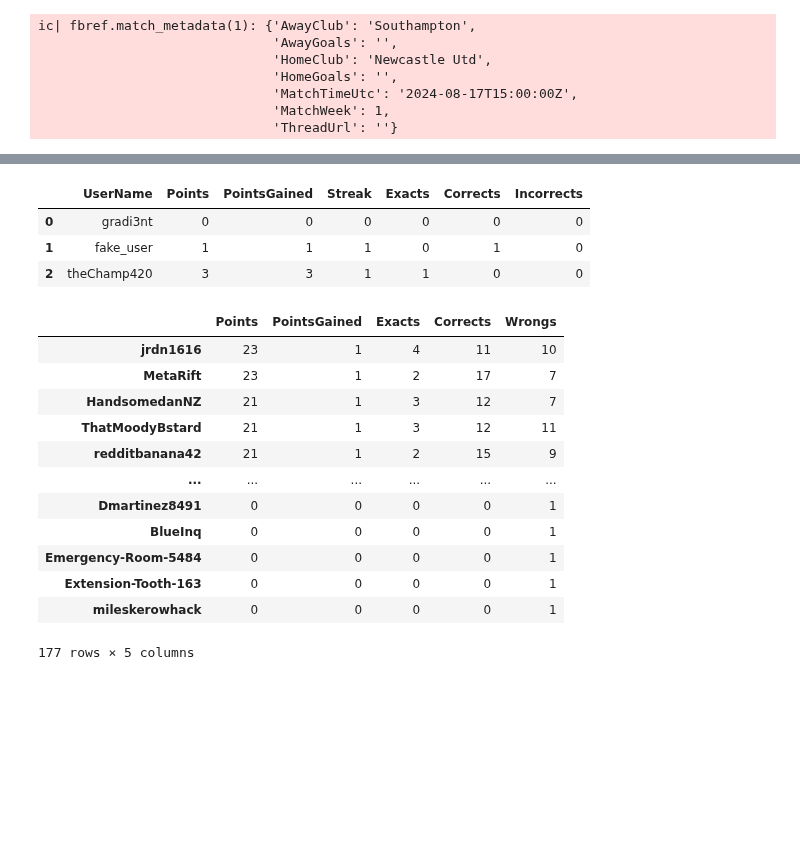
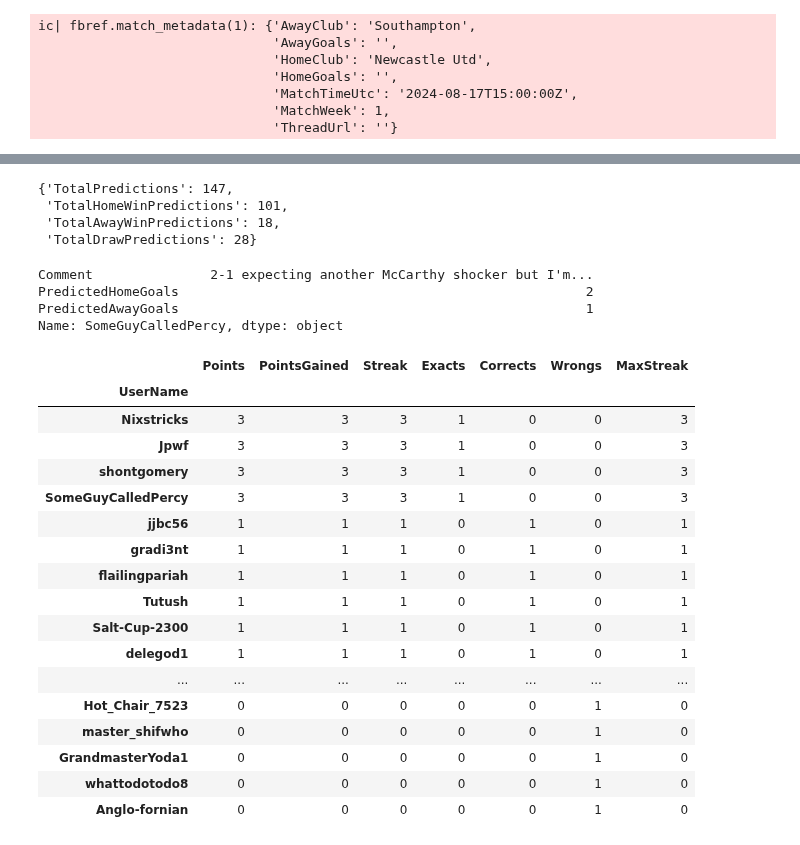
Before and after one commit to julianirwin/predthread, a Jupyter notebook: examples/southamton_24-25_33c895d4/interface.ipynb, the cells around one changed output, grey strips where cells are left out. Cells and saved outputs as stored; diff of their text form; code cells hidden in the pictures; blank space fills up the shorter version.

```diff
--- a/examples/southamton_24-25_33c895d4/interface.ipynb
+++ b/examples/southamton_24-25_33c895d4/interface.ipynb
@@ -66,3 +64,5 @@ thread = pt.open_thread(reddit, url)
+# %%
+match_id = 1
 # %%
 ic(fbref.match_metadata(1))
 pass
@@ -103,0 +79,5 @@ pd.read_csv(root / "predictions" / "week-0.csv").to_csv(root / "predictions" / "
+# %%
+pd.set_option("display.max_rows", None)
+ps = pt.download_predictions(root, match_id)
+ps.sort_values(["PredictedHomeGoals", "PredictedAwayGoals"], ascending=False)
+# ps
@@ -104,23 +103,36 @@ pd.read_csv(root / "predictions" / "week-0.csv").to_csv(root / "predictions" / "
 # %%
-pt.standings_after_df(root, 0)
+pt.summarize_predictions(root, match_id)
 # %% [output]
-|  | UserName | Points | PointsGained | Streak | Exacts | Corrects | Incorrects |
-| 0 | gradi3nt | 0 | 0 | 0 | 0 | 0 | 0 |
-| 1 | fake_user | 1 | 1 | 1 | 0 | 1 | 0 |
-| 2 | theChamp420 | 3 | 3 | 1 | 1 | 0 | 0 |
+{'TotalPredictions': 147,
+ 'TotalHomeWinPredictions': 101,
+ 'TotalAwayWinPredictions': 18,
+ 'TotalDrawPredictions': 28}
-# %%
-pt.get_standings(thread)
-# %% [output]
-|  | Points | PointsGained | Exacts | Corrects | Wrongs |
-| jrdn1616 | 23 | 1 | 4 | 11 | 10 |
-| MetaRift | 23 | 1 | 2 | 17 | 7 |
-| HandsomedanNZ | 21 | 1 | 3 | 12 | 7 |
-| ThatMoodyBstard | 21 | 1 | 3 | 12 | 11 |
-| redditbanana42 | 21 | 1 | 2 | 15 | 9 |
-| ... | ... | ... | ... | ... | ... |
-| Dmartinez8491 | 0 | 0 | 0 | 0 | 1 |
-| BlueInq | 0 | 0 | 0 | 0 | 1 |
-| Emergency-Room-5484 | 0 | 0 | 0 | 0 | 1 |
-| Extension-Tooth-163 | 0 | 0 | 0 | 0 | 1 |
-| mileskerowhack | 0 | 0 | 0 | 0 | 1 |
-177 rows × 5 columns
+# %%
+ps.loc["SomeGuyCalledPercy"]
+# %% [output]
+Comment               2-1 expecting another McCarthy shocker but I'm...
+PredictedHomeGoals                                                    2
+PredictedAwayGoals                                                    1
+Name: SomeGuyCalledPercy, dtype: object
+# %%
+new_standings = pt.calculate_updated_standings_after(root, match_id-1)
+new_standings
+# %% [output]
+|  | Points | PointsGained | Streak | Exacts | Corrects | Wrongs | MaxStreak |
+| UserName |  |  |  |  |  |  |  |
+| Nixstricks | 3 | 3 | 3 | 1 | 0 | 0 | 3 |
+| Jpwf | 3 | 3 | 3 | 1 | 0 | 0 | 3 |
+| shontgomery | 3 | 3 | 3 | 1 | 0 | 0 | 3 |
+| SomeGuyCalledPercy | 3 | 3 | 3 | 1 | 0 | 0 | 3 |
+| jjbc56 | 1 | 1 | 1 | 0 | 1 | 0 | 1 |
+| gradi3nt | 1 | 1 | 1 | 0 | 1 | 0 | 1 |
+| flailingpariah | 1 | 1 | 1 | 0 | 1 | 0 | 1 |
+| Tutush | 1 | 1 | 1 | 0 | 1 | 0 | 1 |
+| Salt-Cup-2300 | 1 | 1 | 1 | 0 | 1 | 0 | 1 |
+| delegod1 | 1 | 1 | 1 | 0 | 1 | 0 | 1 |
+| ... | ... | ... | ... | ... | ... | ... | ... |
+| Hot_Chair_7523 | 0 | 0 | 0 | 0 | 0 | 1 | 0 |
+| master_shifwho | 0 | 0 | 0 | 0 | 0 | 1 | 0 |
+| GrandmasterYoda1 | 0 | 0 | 0 | 0 | 0 | 1 | 0 |
+| whattodotodo8 | 0 | 0 | 0 | 0 | 0 | 1 | 0 |
+| Anglo-fornian | 0 | 0 | 0 | 0 | 0 | 1 | 0 |
```
Also changed, not shown: parts of 15 cells of this notebook, 8 other files.
